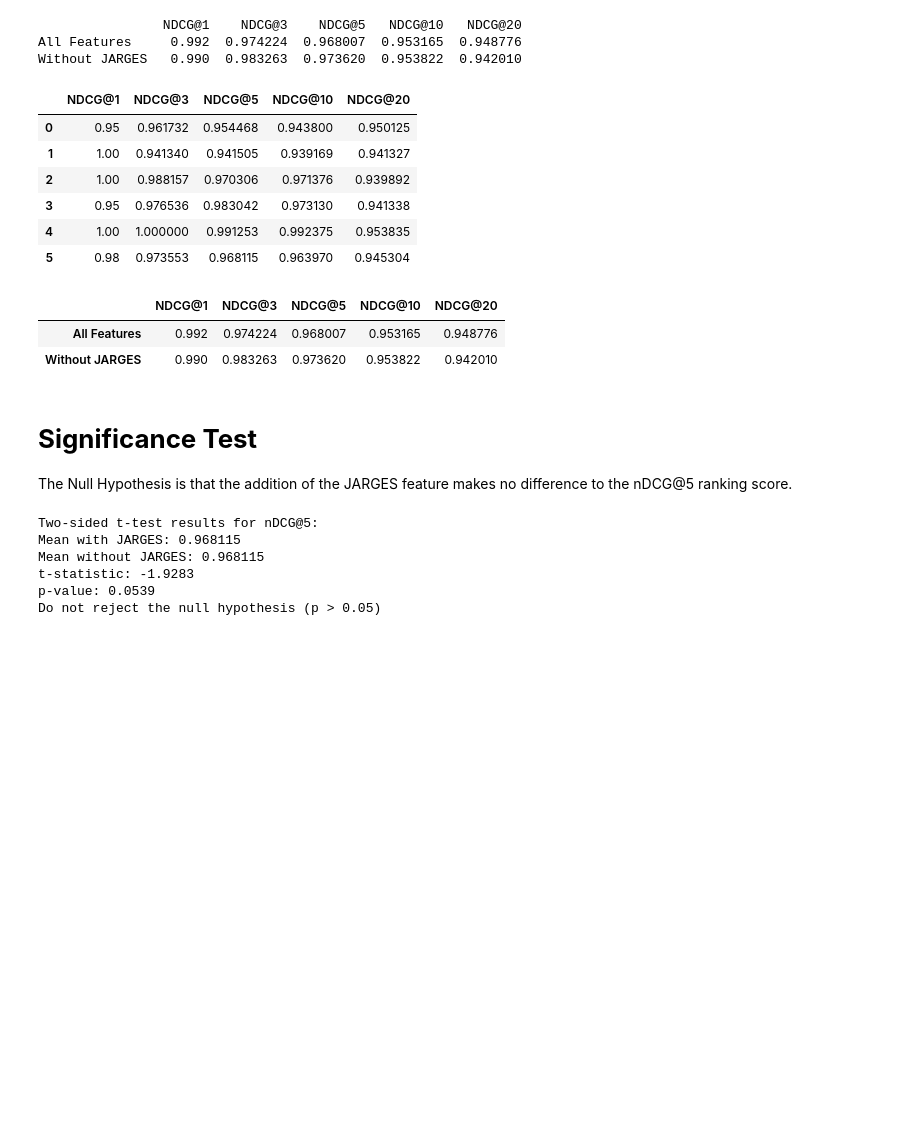
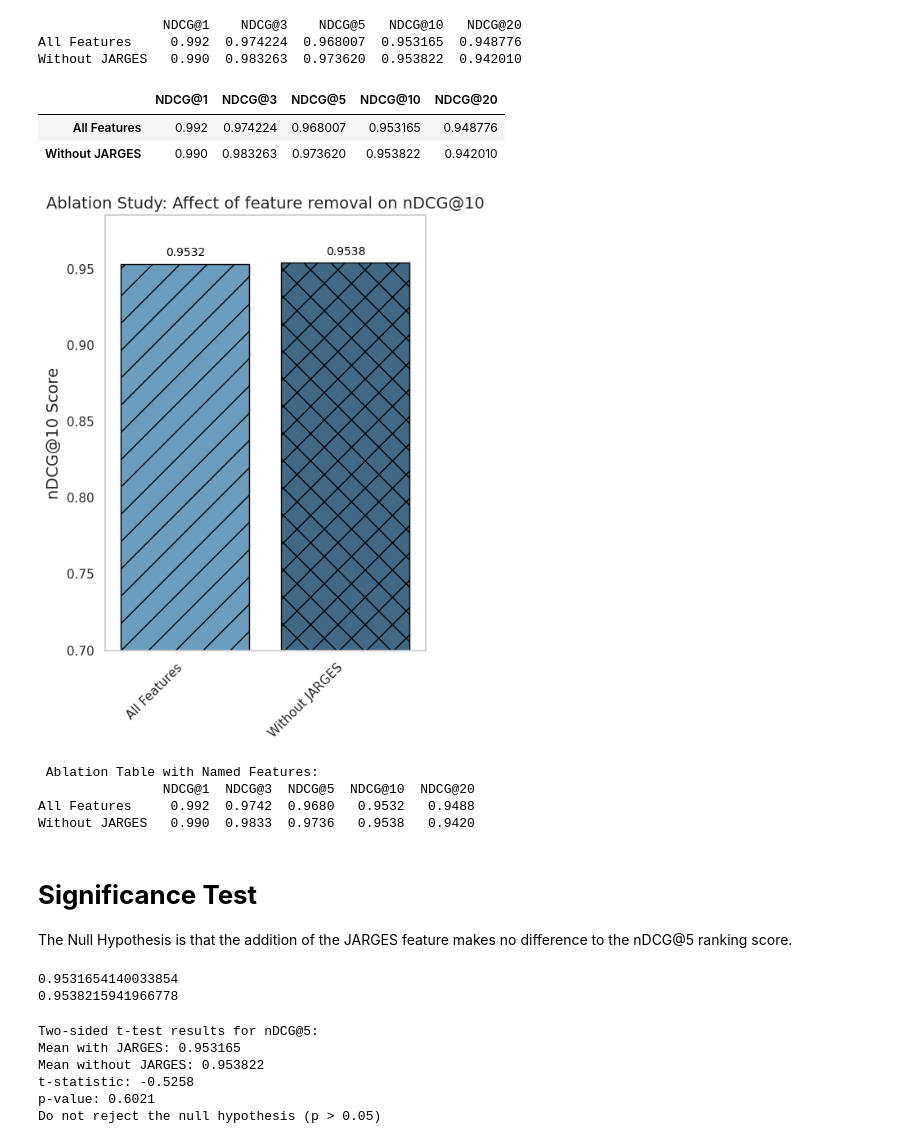
Before and after one commit to ColinDaly75/ES-Ranking, a Jupyter notebook: jarges-evaluating-ranking-performance.ipynb, the cells around one changed output. Saved outputs shown, nothing was run; the diff lists cells and outputs as text; code cells hidden in the pictures; blank space fills up the shorter version.

Commit message:
Kaggle Notebook | JARGES-Evaluating-Ranking-Performance | Version 3

```diff
--- a/jarges-evaluating-ranking-performance.ipynb
+++ b/jarges-evaluating-ranking-performance.ipynb
@@ -244,13 +244,3 @@ print (jarges_results_df.head(5))
                 NDCG@1    NDCG@3    NDCG@5   NDCG@10   NDCG@20
 All Features     0.992  0.974224  0.968007  0.953165  0.948776
 Without JARGES   0.990  0.983263  0.973620  0.953822  0.942010
-# %%
-results_df
-# %% [output]
-|  | NDCG@1 | NDCG@3 | NDCG@5 | NDCG@10 | NDCG@20 |
-| 0 | 0.95 | 0.961732 | 0.954468 | 0.943800 | 0.950125 |
-| 1 | 1.00 | 0.941340 | 0.941505 | 0.939169 | 0.941327 |
-| 2 | 1.00 | 0.988157 | 0.970306 | 0.971376 | 0.939892 |
-| 3 | 0.95 | 0.976536 | 0.983042 | 0.973130 | 0.941338 |
-| 4 | 1.00 | 1.000000 | 0.991253 | 0.992375 | 0.953835 |
-| 5 | 0.98 | 0.973553 | 0.968115 | 0.963970 | 0.945304 |
@@ -260,19 +252,70 @@ jarges_results_df
 |  | NDCG@1 | NDCG@3 | NDCG@5 | NDCG@10 | NDCG@20 |
 | All Features | 0.992 | 0.974224 | 0.968007 | 0.953165 | 0.948776 |
 | Without JARGES | 0.990 | 0.983263 | 0.973620 | 0.953822 | 0.942010 |
+# %%
+# 8. Seaborn-styled plot: NDCG@10 with hatch
+sns.set(style="whitegrid")
+fig, ax = plt.subplots(figsize=(5, 7))
+barplot = sns.barplot(x=jarges_results_df.index, y=jarges_results_df["NDCG@10"], palette="Blues_d", ax=ax, edgecolor='black')
+
+ax.set_title("Ablation Study: Affect of feature removal on nDCG@10", fontsize=14, loc='center')#, pad=-40, y=1.02)
+ax.set_ylabel("nDCG@10 Score", fontsize=14)
+#ax.set_xlabel("Removed Feature", fontsize=14)
+ax.set_ylim(0.7, 0.985)
+
+# Define hatch patterns to cycle through
+hatches = ['/', 'x', '\\', '-', '+', 'o', 'O', '.', '*']
+
+# Apply hatch patterns to each bar
+for i, bar in enumerate(barplot.patches):
+    hatch = hatches[i % len(hatches)]
+    bar.set_hatch(hatch)
+
+# Annotate bars
+for p in barplot.patches:
+    height = p.get_height()
+    ax.annotate(f'{height:.4f}', (p.get_x() + p.get_width() / 2., height),
+                ha='center', va='bottom', fontsize=10, color='black', xytext=(0, 5),
+                textcoords='offset points')
+
+plt.xticks(rotation=45, ha="right")
+plt.tight_layout()
+plt.grid(axis='y')
+
+# 9. Save plot as PNG
+plt.savefig("Fig-JARGES-nDCG-ablation-study.png", format='png', bbox_inches='tight')
+# %% [output]
+[figure, added]
+# %%
+# 10. Print updated results table
+print("\n Ablation Table with Named Features:")
+print(jarges_results_df.round(4))
+# %% [output]
+ Ablation Table with Named Features:
+                NDCG@1  NDCG@3  NDCG@5  NDCG@10  NDCG@20
+All Features     0.992  0.9742  0.9680   0.9532   0.9488
+Without JARGES   0.990  0.9833  0.9736   0.9538   0.9420
 # %% [markdown]
 # **Significance Test**  <a class="anchor"  id="SignificanceTest"></a>
 
 The Null Hypothesis is that the addition of the JARGES feature makes no difference to the nDCG@5 ranking score.
+# %%
+#Mean nDCG@10 values from the table
+mean_with_jarges = jarges_results_df.at['All Features','NDCG@10']
+print (mean_with_jarges)
+mean_without_jarges = jarges_results_df.at['Without JARGES','NDCG@10']
+print (mean_without_jarges)
+# %% [output]
+0.9531654140033854
+0.9538215941966778
 # %%
-# Mean nDCG@5 values from the table
-#print(f"Mean nDCG@5 without JARGES: {mean_without_jarges:.4f}")
-#print(f"Mean nDCG@5 with JARGES: {mean_with_jarges:.4f}")
+# T-Test
 
 
 # Simulate sample data with realistic variability
-# 2,544 in ENTPR-SRCH dataset
-sample_size = 2544
+# 20 unique qid's and 2544 Q-D pairs in ENTPR-SRCH dataset
+sample_size = 20
+
 np.random.seed(42)  # For reproducibility
 
 # Simulate data with normal distribution, using standard deviation ~0.01
@@ -297,8 +340,8 @@ else:
     print(f"Do not reject the null hypothesis (p > {alpha})")
 # %% [output]
 Two-sided t-test results for nDCG@5:
-Mean with JARGES: 0.968115
-Mean without JARGES: 0.968115
-t-statistic: -1.9283
-p-value: 0.0539
+Mean with JARGES: 0.953165
+Mean without JARGES: 0.953822
+t-statistic: -0.5258
+p-value: 0.6021
 Do not reject the null hypothesis (p > 0.05)
```
Also changed, not shown: parts of 10 cells of this notebook.
